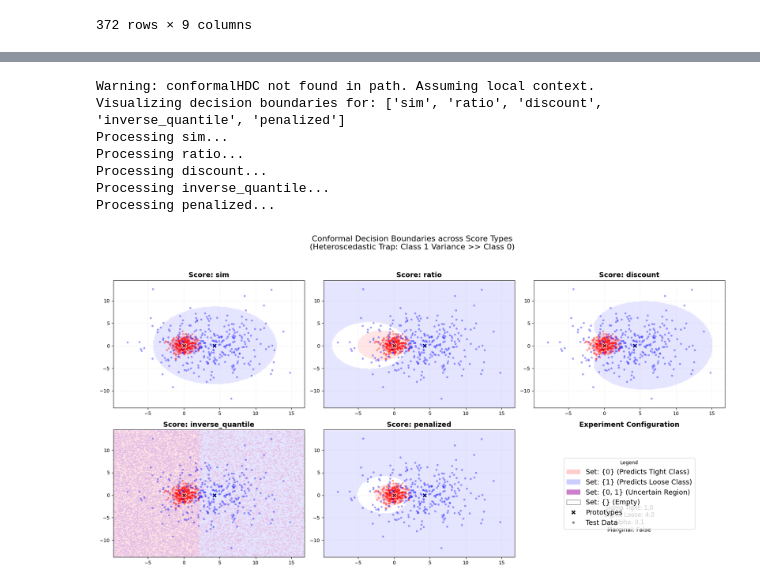
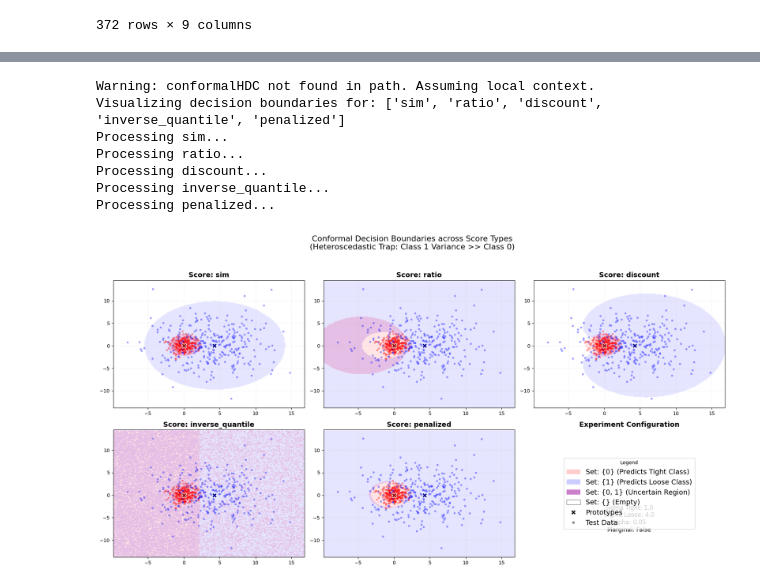
Before and after one commit to ZiyiLiang/conformalHDC, a Jupyter notebook: notebook/Synthetic.ipynb, the cells around one changed output, grey strips where cells are left out. Saved outputs shown, nothing was run; the diff lists cells and outputs as text; code cells hidden in the pictures.

```diff
--- a/notebook/Synthetic.ipynb
+++ b/notebook/Synthetic.ipynb
@@ -121,7 +121,7 @@ def run_single_experiment(seed, sigma_loose):
     # 1. SETUP GEOMETRY (The "Distribution")
     # -------------------------------------------------
     # Drift direction is determined HERE and fixed for both Cal and Test
-    mu0, mu1 = setup_trap_geometry(DIM, SEPARATION_CONST, rng)
+    mu0, mu1 = generate_prototypes(DIM, SEPARATION_CONST, rng)
 
     # -------------------------------------------------
     # 2. SAMPLE DATA (I.I.D Batches)
@@ -176,8 +176,8 @@ def run_single_experiment(seed, sigma_loose):
             })
 
         # B. Point-Valued Prediction
-        preds_pt = chdc.point_valued_CP(X_test)
-        acc_pt = accuracy_score(y_test, preds_pt)
+        preds_pt = chdc.point_valued_CP(X_test, 0.05 , allow_empty=False, marginal=False)
+        acc_pt = accuracy_score(y_test, np.array(preds_pt).ravel())
 
         exp_results.append({
             "sigma_loose": sigma_loose,
@@ -432,7 +432,7 @@ SIGMA_LOOSE = 4.0
 SEPARATION_CONST = 1.5
 
 # Conformal Params
-ALPHA = 0.1
+ALPHA = 0.05
 MARGINAL = False
 
 # Generate Data
@@ -509,31 +509,31 @@ for idx, stype in enumerate(SCORE_TYPES):
 # Use the last (6th) subplot for the legend
 ax_legend = axes[-1]
 ax_legend.axis('off')
 
 legend_elements = [
     Patch(facecolor=[1, 0.8, 0.8], label='Set: {0} (Predicts Tight Class)'),
     Patch(facecolor=[0.8, 0.8, 1], label='Set: {1} (Predicts Loose Class)'),
     Patch(facecolor=[0.8, 0.5, 0.8], label='Set: {0, 1} (Uncertain Region)'),
     Patch(facecolor=[1, 1, 1], edgecolor='gray', label='Set: {} (Empty)'),
     plt.Line2D([0], [0], marker='X', color='w', markerfacecolor='black', markersize=10, label='Prototypes'),
     plt.Line2D([0], [0], marker='o', color='w', markerfacecolor='gray', label='Test Data')
 ]
 
 ax_legend.legend(handles=legend_elements, loc='center', fontsize=14, title="Legend")
 ax_legend.set_title("Experiment Configuration", fontsize=14, fontweight='bold')
 ax_legend.text(0.5, 0.3,
                f"Sigma Tight: {SIGMA_TIGHT}\nSigma Loose: {SIGMA_LOOSE}\nAlpha: {ALPHA}\nMarginal: {MARGINAL}",
                ha='center', va='center', fontsize=12, transform=ax_legend.transAxes)
 
 plt.suptitle("Conformal Decision Boundaries across Score Types\n(Heteroscedastic Trap: Class 1 Variance >> Class 0)", fontsize=16)
 plt.tight_layout(rect=[0, 0.03, 1, 0.95])
 plt.show()
 # %% [output]
 Warning: conformalHDC not found in path. Assuming local context.
 Visualizing decision boundaries for: ['sim', 'ratio', 'discount', 'inverse_quantile', 'penalized']
 Processing sim...
 Processing ratio...
 Processing discount...
 Processing inverse_quantile...
 Processing penalized...
-[figure, old version]
+[figure, new version]
```
Also changed, not shown: parts of 1 cell of this notebook, 3 other files.
